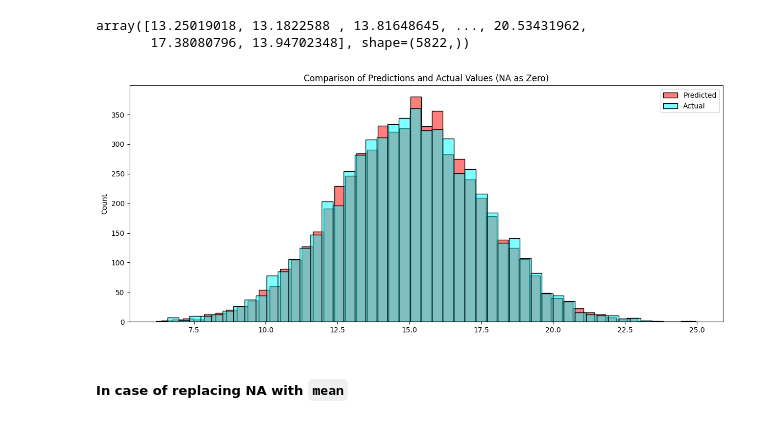
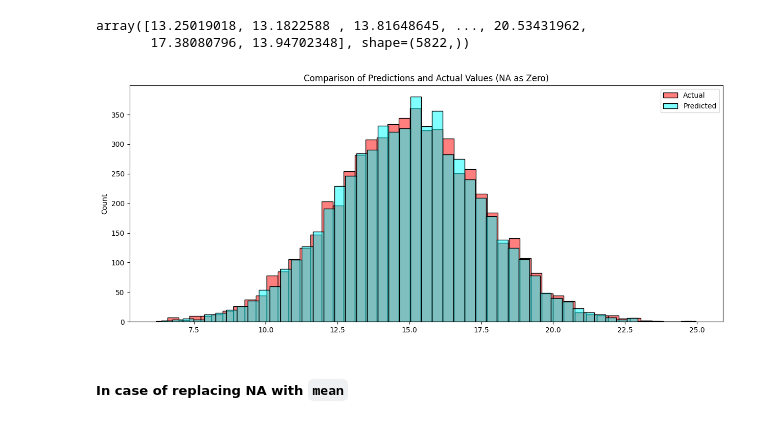
Before and after one commit to ArkadiyShuvaev/machine-learning-zoomcamp, a Jupyter notebook: src/02-regression/02-hw.ipynb, the cells around one changed output. Saved outputs shown, nothing was run; the diff lists cells and outputs as text; code cells hidden in the pictures.

```diff
--- a/src/02-regression/02-hw.ipynb
+++ b/src/02-regression/02-hw.ipynb
@@ -318,8 +319,8 @@ def plot_feature_weights(weights, subtitle=""):
 # %%
 df_train_with_zeros = create_copy_and_fill_with_value(df_train, value=0)
 
-X_train, y_train = get_X_y(df_train_with_zeros)
-[X_train, y_train]
+X_train_with_zeros, y_train_with_zeros = get_X_y(df_train_with_zeros)
+[X_train_with_zeros, y_train_with_zeros]
 # %% [output]
 [array([[ 190.        ,  135.        , 3346.05138399, 2015.        ],
         [ 270.        ,  133.        , 3360.81896419, 2001.        ],
@@ -338,7 +339,7 @@ X_validation, y_validation = get_X_y(df_validation_with_zeros)
 df_test_with_zeros = create_copy_and_fill_with_value(df_test, value=0)
 X_test, y_test = get_X_y(df_test_with_zeros)
 # %%
-w0_for_zeros_as_na, weights_for_zeros_as_na = calculate_weights(X_train, y_train)
+w0_for_zeros_as_na, weights_for_zeros_as_na = calculate_weights(X_train_with_zeros, y_train_with_zeros)
 [w0_for_zeros_as_na, weights_for_zeros_as_na]
 # %% [output]
 [np.float64(27.643082682589576),
@@ -395,30 +404,33 @@ plot_feature_weights(weights_for_mean_as_na, subtitle=": NA as mean")
 # %% [markdown]
 ##### In case of replacing NA with zeros
+# %%
+def create_diagram(y_actual, y_pred, title):
+    # Start a new diagram
+    plt.figure(figsize=(15, 6))
+
+    # Plot the histograms
+    sns.histplot(y_actual, color="red",
+                 alpha=0.5, label="Actual")
+    sns.histplot(y_pred, color="cyan", alpha=0.5, label="Predicted")
+
+    # Add a legend and title for clarity
+    plt.legend()
+
+    plt.title(title)
+
+    # Show the plot
+    plt.show()
+    plt.close()
 # %%
-y_predict = w0_for_zeros_as_na + X_train.dot(weights_for_zeros_as_na)
-y_predict
+y_predict_with_zeros = w0_for_zeros_as_na + X_train_with_zeros.dot(weights_for_zeros_as_na)
+y_predict_with_zeros
 # %% [output]
 array([13.25019018, 13.1822588 , 13.81648645, ..., 20.53431962,
        17.38080796, 13.94702348], shape=(5822,))
 # %%
-import matplotlib.pyplot as plt
-
-# Start a new diagram
-plt.figure(figsize=(15, 6))
-
-# Plot the histograms
-sns.histplot(y_predict, color="red", alpha=0.5, label="Predicted")
-sns.histplot(y_train, color="cyan", alpha=0.5, label="Actual")
-
-# Add a legend and title for clarity
-plt.legend()
-plt.title("Comparison of Predictions and Actual Values (NA as Zero)")
-
-# Show the plot
-plt.show()
-plt.close()
+create_diagram(y_train_with_zeros, y_predict_with_zeros, "Comparison of Predictions and Actual Values (NA as Zero)")
 # %% [output]
-[figure, old version]
+[figure, new version]
 # %% [markdown]
 ##### In case of replacing NA with `mean`
 # %%
```
Also changed, not shown: parts of 17 cells of this notebook.
